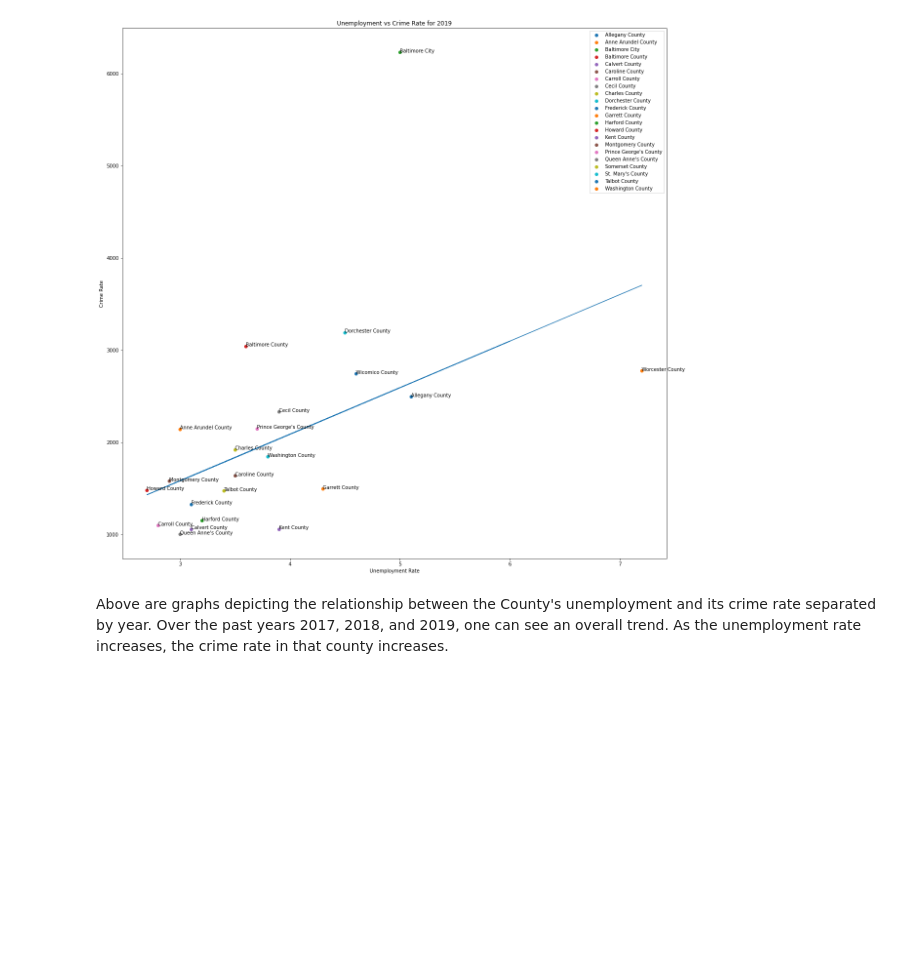
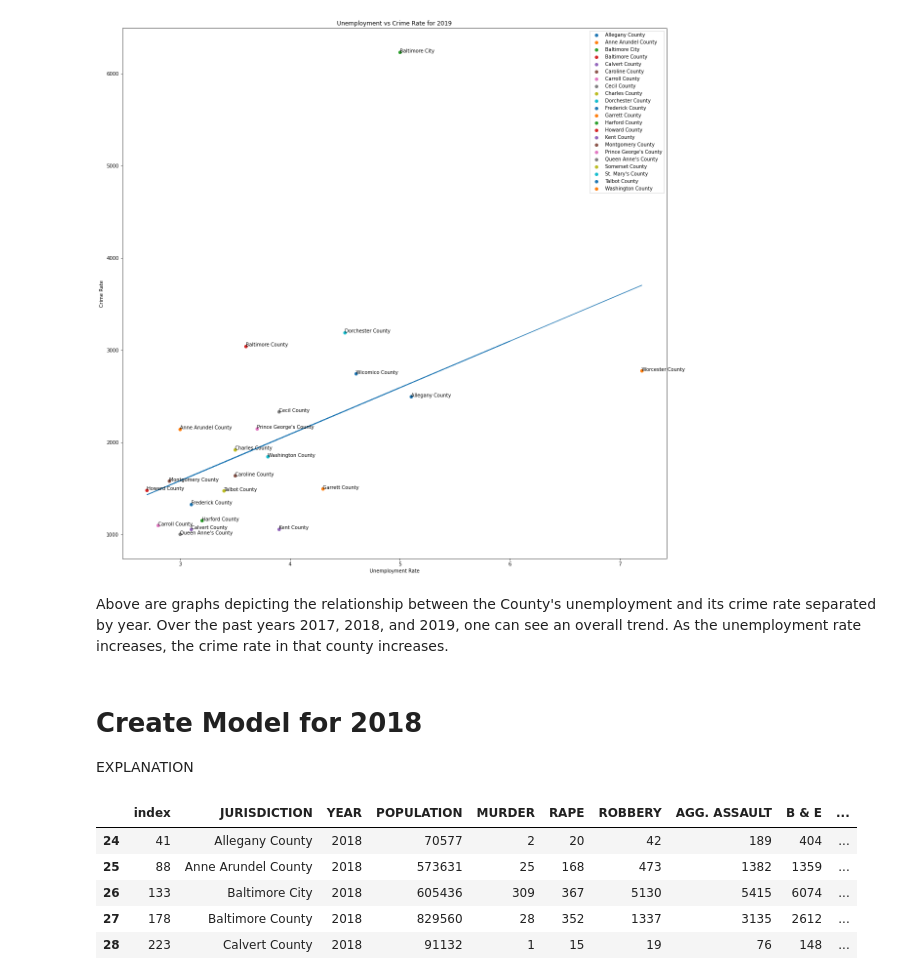
Before and after one commit to lgmueller/lgmueller.github.io, a Jupyter notebook: final-project/final-project.ipynb, the cells around one changed output. Drawn from its saved outputs; the diff is of its cells as text; code cells hidden in the pictures; blank space fills up the shorter version.

Commit message:
start of model

```diff
--- a/final-project/final-project.ipynb
+++ b/final-project/final-project.ipynb
@@ -512,3 +512,19 @@ for year in years:
 [figure]
 # %% [markdown]
 Above are graphs depicting the relationship between the County's unemployment and its crime rate separated by year. Over the past years 2017, 2018, and 2019, one can see an overall trend. As the unemployment rate increases, the crime rate in that county increases.
+# %% [markdown]
+# Create Model for 2018
+EXPLANATION
+# %%
+# get dataframes for only 2018
+crime_18 = crime_df.loc[crime_df['YEAR'] == 2018]
+fund_18 = crime_18_19.loc[crime_18_19['YEAR'] == 2018]
+crime_18 = crime_18.join(fund_18['FUNDING'])
+crime_18.head()
+# %% [output]
+|  | index | JURISDICTION | YEAR | POPULATION | MURDER | RAPE | ROBBERY | AGG. ASSAULT | B & E | ... |
+| 24 | 41 | Allegany County | 2018 | 70577 | 2 | 20 | 42 | 189 | 404 | ... |
+| 25 | 88 | Anne Arundel County | 2018 | 573631 | 25 | 168 | 473 | 1382 | 1359 | ... |
+| 26 | 133 | Baltimore City | 2018 | 605436 | 309 | 367 | 5130 | 5415 | 6074 | ... |
+| 27 | 178 | Baltimore County | 2018 | 829560 | 28 | 352 | 1337 | 3135 | 2612 | ... |
+| 28 | 223 | Calvert County | 2018 | 91132 | 1 | 15 | 19 | 76 | 148 | ... |
```
Also changed, not shown: parts of 1 cell of this notebook.
